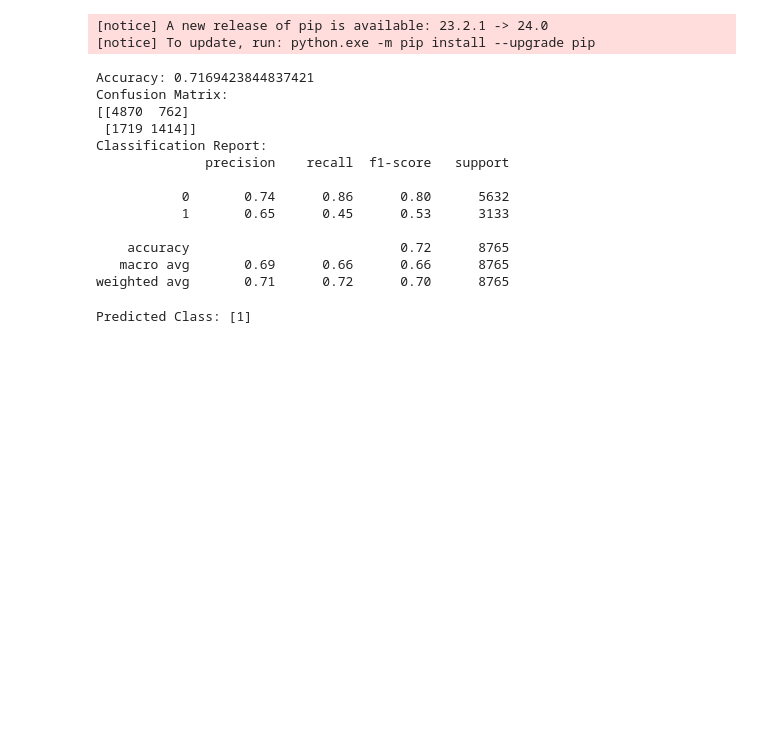
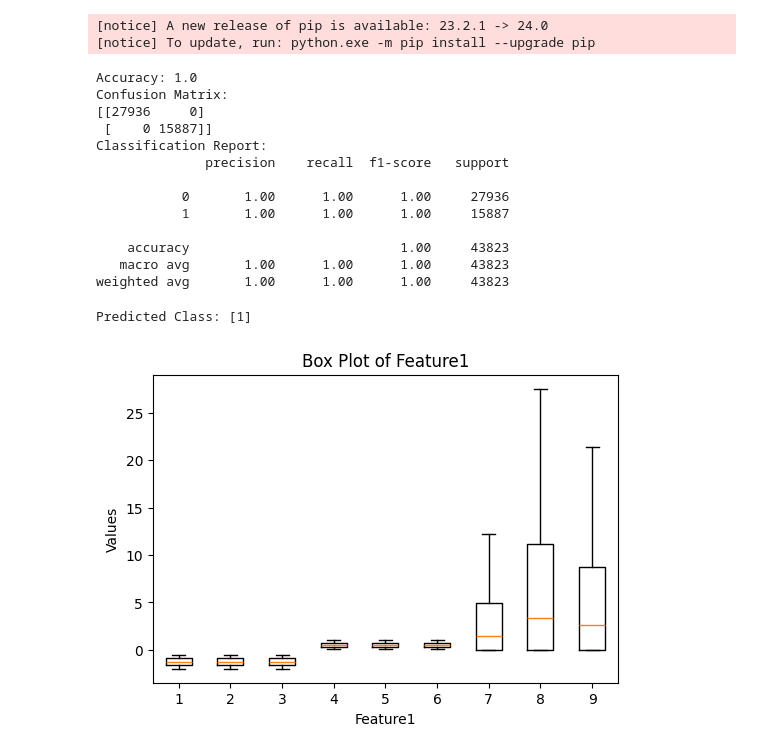
Before and after one commit to AtharvaN29/24_Sustainability, a Jupyter notebook: backend/classification_model.ipynb, the cells around one changed output. Saved outputs shown, nothing was run; the diff lists cells and outputs as text; code cells hidden in the pictures; blank space fills up the shorter version.

Commit message:
knn model

```diff
--- a/backend/classification_model.ipynb
+++ b/backend/classification_model.ipynb
@@ -21,45 +21,55 @@ Note: you may need to restart the kernel to use updated packages.
 # %%
 import pandas as pd
 import matplotlib.pyplot as plt
+import numpy as np
 from sklearn.model_selection import train_test_split
 from sklearn.linear_model import LogisticRegression
+from sklearn.ensemble import RandomForestClassifier
 from sklearn.metrics import accuracy_score, classification_report, confusion_matrix
 
 file_path = '5_yrs_grid_data2.csv'
 df=pd.read_csv(file_path)
+
+# numerical_columns = df.select_dtypes(include=['number']).columns
+# df['n1c'] = df['n1c'].replace(0,df['n1c'].mean())
+# df['n2c'] = df['n2c'].replace(0,df['n1c'].mean())
+# df['n3c'] = df['n3c'].replace(0,df['n1c'].mean())
+
 X = df[['c1','c2','c3','p1','p2','p3','n1c','n2c','n3c']]
 y = df[['stability']]
 
-X_train, X_test, y_train, y_test = train_test_split(X, y, test_size=0.2, random_state=42)
-
-model = LogisticRegression()
-model.fit(X_train, y_train)
+#X_train, X_test, y_train, y_test = train_test_split(X, y, test_size=0.01, random_state=42)
 
 
-y_pred = model.predict(X_test)
+#model = LogisticRegression()
+model = RandomForestClassifier(n_estimators=100, random_state=42)
+model.fit(X, y)
 
 
-accuracy = accuracy_score(y_test, y_pred)
-conf_matrix = confusion_matrix(y_test, y_pred)
-class_report = classification_report(y_test, y_pred)
+y_pred = model.predict(X)
+
+
+accuracy = accuracy_score(y, y_pred)
+conf_matrix = confusion_matrix(y, y_pred)
+class_report = classification_report(y, y_pred)
 
 print(f'Accuracy: {accuracy}')
 print(f'Confusion Matrix:\n{conf_matrix}')
 print(f'Classification Report:\n{class_report}')
 # %% [output]
-Accuracy: 0.7169423844837421
+Accuracy: 1.0
 Confusion Matrix:
-[[4870  762]
- [1719 1414]]
+[[27936     0]
+ [    0 15887]]
 Classification Report:
               precision    recall  f1-score   support
 
-           0       0.74      0.86      0.80      5632
-           1       0.65      0.45      0.53      3133
+           0       1.00      1.00      1.00     27936
+           1       1.00      1.00      1.00     15887
 
-    accuracy                           0.72      8765
-   macro avg       0.69      0.66      0.66      8765
-weighted avg       0.71      0.72      0.70      8765
+    accuracy                           1.00     43823
+   macro avg       1.00      1.00      1.00     43823
+weighted avg       1.00      1.00      1.00     43823
 # %%
 new_data = {'c1':-1.94,'c2':-0.79,'c3':-1.17,'p1':0.20,'p2':0.12,'p3':0.05,'n1c':10.63,'n2c':23.93,'n3c':18.61}
 
@@ -72,3 +82,12 @@ predicted_class = model.predict(new_df)
 print(f'Predicted Class: {predicted_class}')
 # %% [output]
 Predicted Class: [1]
+# %%
+plt.figure(figsize=(6, 4))
+plt.boxplot(df[['c1','c2','c3','p1','p2','p3','n1c','n2c','n3c']])
+plt.xlabel('Feature1')
+plt.ylabel('Values')
+plt.title('Box Plot of Feature1')
+plt.show()
+# %% [output]
+[figure, added]
```
Also changed, not shown: parts of 4 cells of this notebook, 7 other files.
